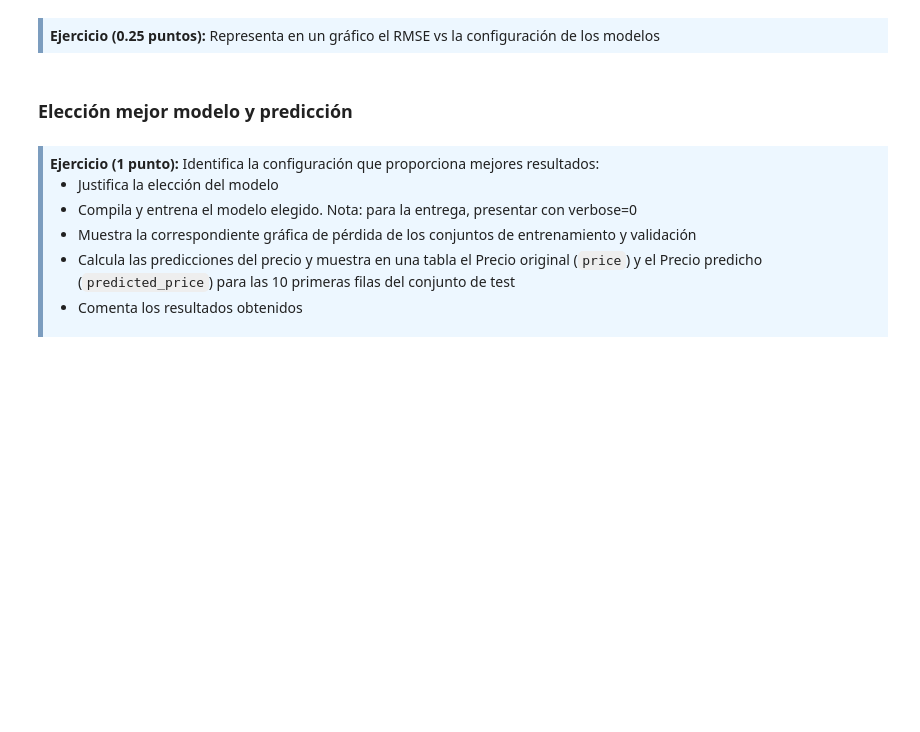
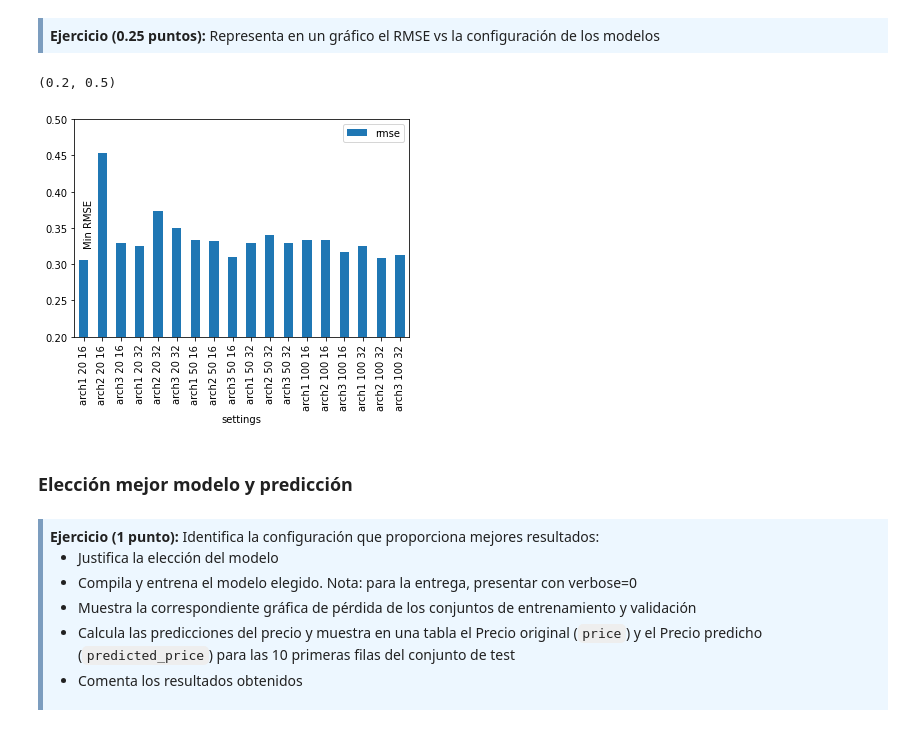
Before and after one commit to mtablado/uoc2022_deeplearning_pec1, a Jupyter notebook: 20212_M2_875_PEC1_Enunciado.ipynb, the cells around one changed output. Drawn from its saved outputs; the diff is of its cells as text; code cells hidden in the pictures; blank space fills up the shorter version.

```diff
--- a/20212_M2_875_PEC1_Enunciado.ipynb
+++ b/20212_M2_875_PEC1_Enunciado.ipynb
@@ -913,0 +908,3 @@ result
+# %%
+linear_model_result_df = pd.DataFrame(result, columns=['arch', 'epochs', 'batch_size', 'training_time', 'rmse'])
+linear_model_result_df
@@ -921,3 +934,22 @@ result
+# %%
+#Plot
+def concatenate_settings(x):
+  val = x['arch'] + ' ' + str(x['epochs']) + ' ' + str(x['batch_size'])
+  return val
+
+linear_model_result_df['settings'] = linear_model_result_df.apply(lambda x: concatenate_settings(x), axis=1)
+
+# Index of min rmse value
+min_RMSE_index = linear_model_result_df['rmse'].idxmin()
+min_RMSE = linear_model_result_df['rmse'].min()
+
+graph_df = linear_model_result_df.drop(columns = ['arch', 'epochs', 'batch_size', 'training_time'])
+ax = graph_df.plot.bar(x = 'settings', y = 'rmse')
+ax.text(min_RMSE_index, min_RMSE + 0.02, 'Min RMSE', rotation='vertical')
+ax.set_ylim(0.2, 0.5)
+# %% [output]
+(0.2, 0.5)
+[figure, added]
 # %% [markdown]
 ### Elección mejor modelo y predicción
 # %% [markdown]
```
Also changed, not shown: parts of 37 cells of this notebook.
